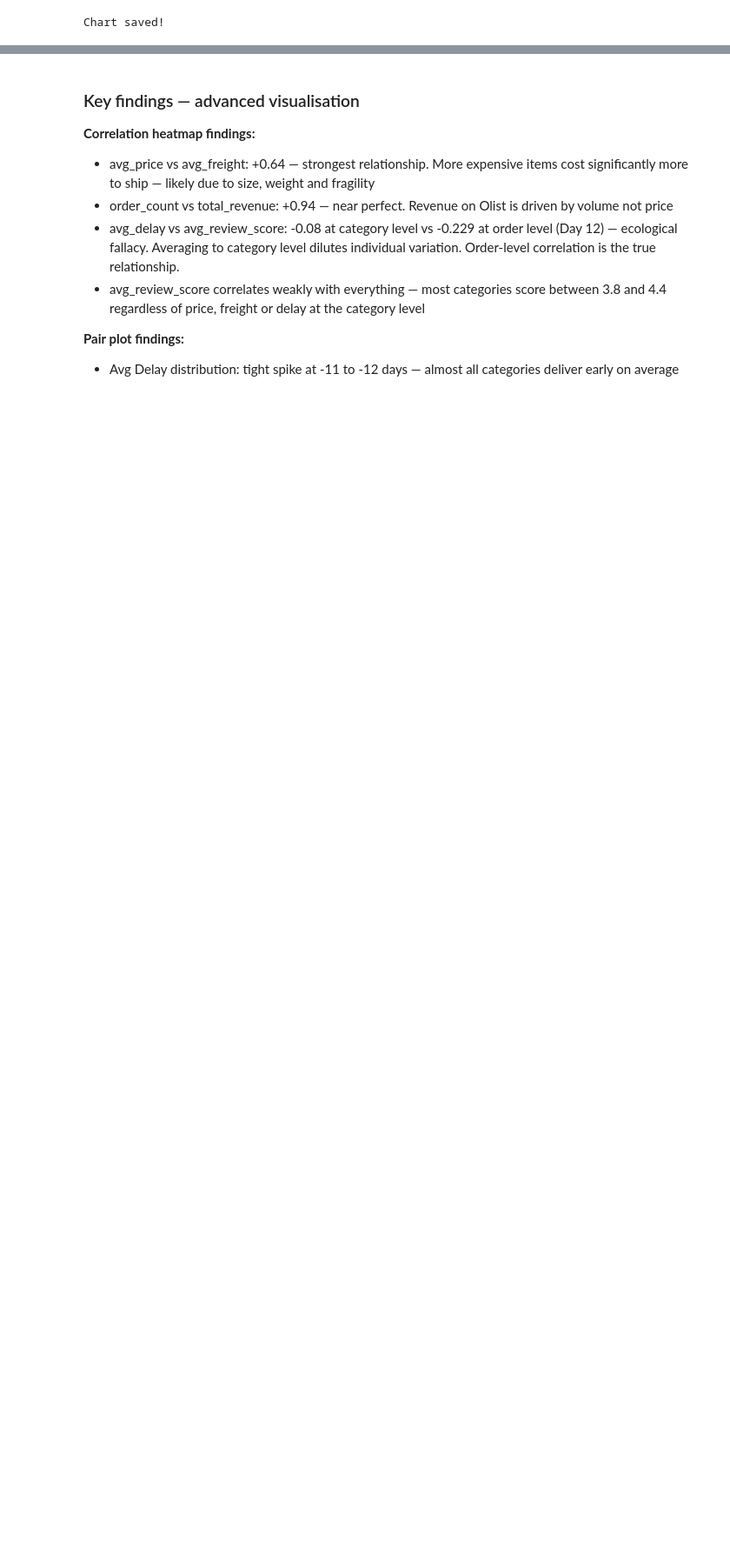
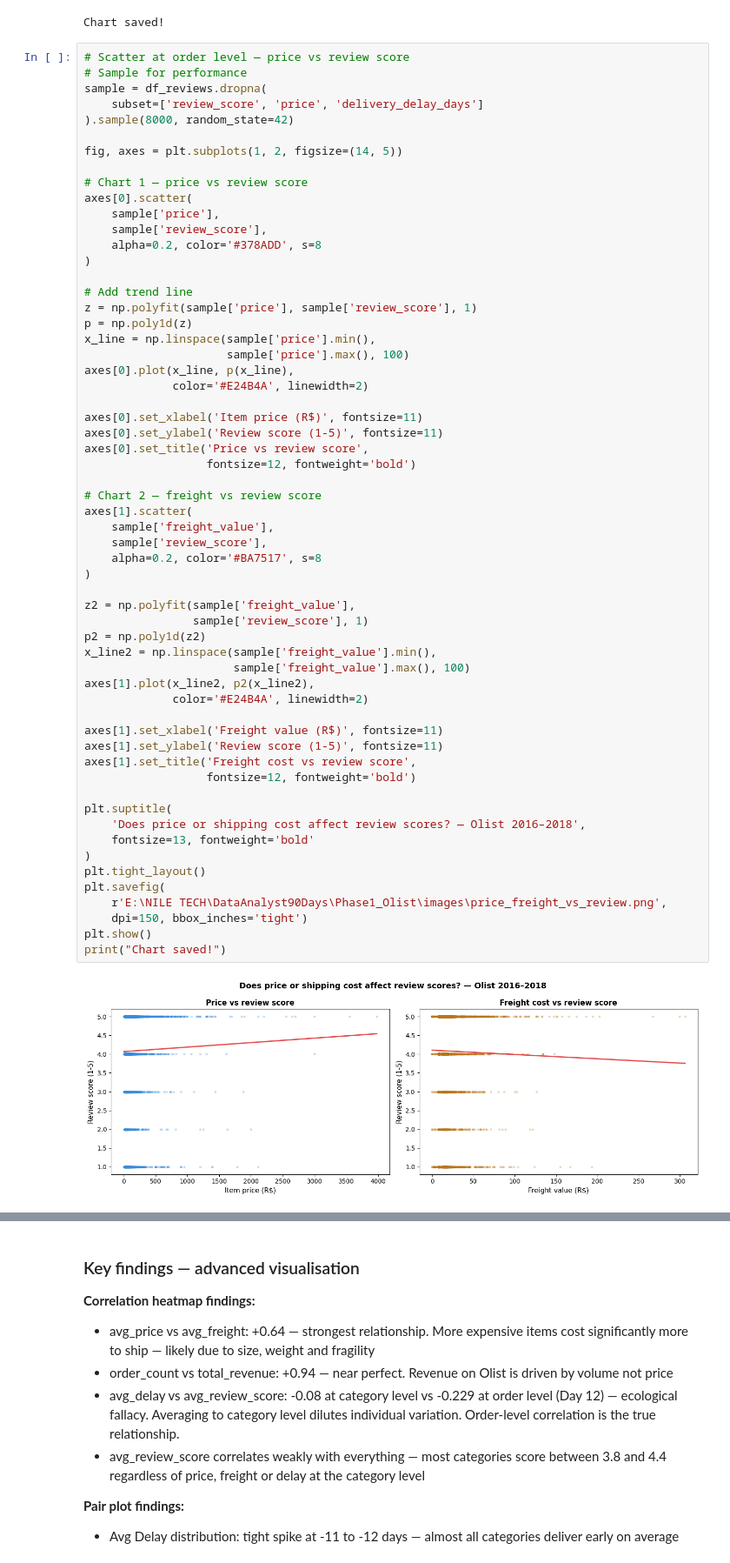
Before and after one commit to ragasree123/olist-ecommerce-analysis, a Jupyter notebook: notebooks/01_olist_week1_analysis.ipynb, the cells around one changed output, grey strips where cells are left out. Shown at 87% size. Saved outputs shown, nothing was run; the diff lists cells and outputs as text; blank space fills up the shorter version.

```diff
--- a/notebooks/01_olist_week1_analysis.ipynb
+++ b/notebooks/01_olist_week1_analysis.ipynb
@@ -1843,3 +1843,64 @@ print("Chart saved!")
 # %% [output]
 [figure]
 Chart saved!
+# %%
+# Scatter at order level — price vs review score
+# Sample for performance
+sample = df_reviews.dropna(
+    subset=['review_score', 'price', 'delivery_delay_days']
+).sample(8000, random_state=42)
+
+fig, axes = plt.subplots(1, 2, figsize=(14, 5))
+
+# Chart 1 — price vs review score
+axes[0].scatter(
+    sample['price'],
+    sample['review_score'],
+    alpha=0.2, color='#378ADD', s=8
+)
+
+# Add trend line
+z = np.polyfit(sample['price'], sample['review_score'], 1)
+p = np.poly1d(z)
+x_line = np.linspace(sample['price'].min(),
+                     sample['price'].max(), 100)
+axes[0].plot(x_line, p(x_line),
+             color='#E24B4A', linewidth=2)
+
+axes[0].set_xlabel('Item price (R$)', fontsize=11)
+axes[0].set_ylabel('Review score (1-5)', fontsize=11)
+axes[0].set_title('Price vs review score',
+                  fontsize=12, fontweight='bold')
+
+# Chart 2 — freight vs review score
+axes[1].scatter(
+    sample['freight_value'],
+    sample['review_score'],
+    alpha=0.2, color='#BA7517', s=8
+)
+
+z2 = np.polyfit(sample['freight_value'],
+                sample['review_score'], 1)
+p2 = np.poly1d(z2)
+x_line2 = np.linspace(sample['freight_value'].min(),
+                      sample['freight_value'].max(), 100)
+axes[1].plot(x_line2, p2(x_line2),
+             color='#E24B4A', linewidth=2)
+
+axes[1].set_xlabel('Freight value (R$)', fontsize=11)
+axes[1].set_ylabel('Review score (1-5)', fontsize=11)
+axes[1].set_title('Freight cost vs review score',
+                  fontsize=12, fontweight='bold')
+
+plt.suptitle(
+    'Does price or shipping cost affect review scores? — Olist 2016–2018',
+    fontsize=13, fontweight='bold'
+)
+plt.tight_layout()
+plt.savefig(
+    r'E:\NILE TECH\DataAnalyst90Days\Phase1_Olist\images\price_freight_vs_review.png',
+    dpi=150, bbox_inches='tight')
+plt.show()
+print("Chart saved!")
+# %% [output]
+[figure, added]
```
Also changed, not shown: parts of 3 cells of this notebook, 8 other files.
